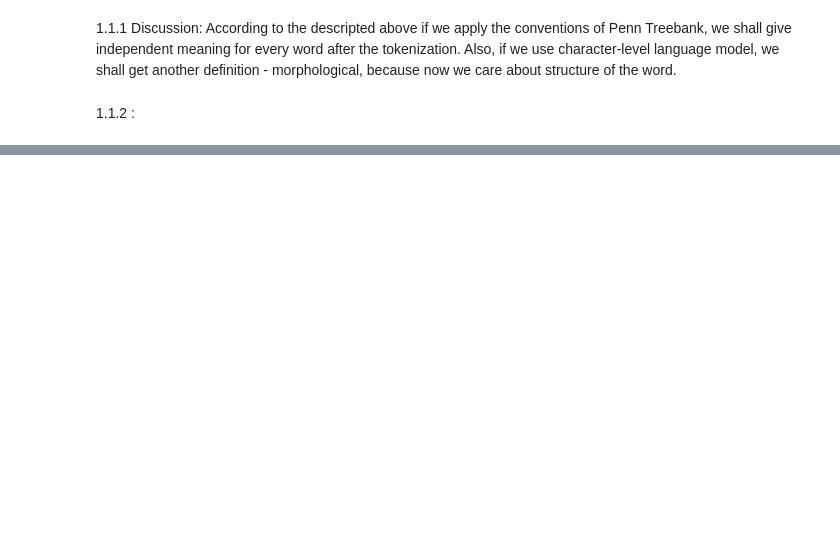
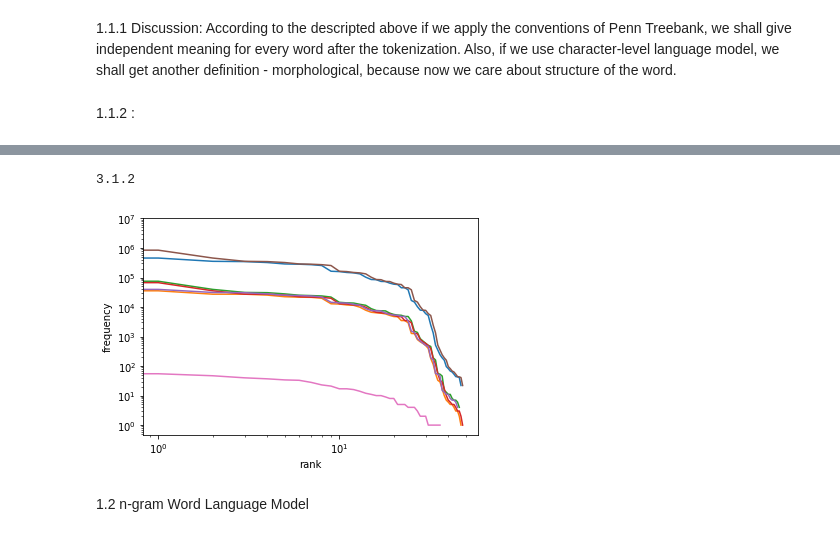
Before and after one commit to NitCoh/NLPAss1, a Jupyter notebook: part1.ipynb, the cells around one changed output, grey strips where cells are left out. Cells and saved outputs as stored; diff of their text form; code cells hidden in the pictures; blank space fills up the shorter version.

```diff
--- a/part1.ipynb
+++ b/part1.ipynb
@@ -163,10 +174,29 @@ def diff_grams(txt,n):
     s.add(next_gram)
     gram = [g+1 for g in gram]
   return len(s)
+# %%
+# you need matplotlib version 1.4 or above
+import matplotlib.pyplot as plt
+import matplotlib
+print(matplotlib.__version__)
+%matplotlib inline
+def power_law_rule(corpus):
+  corpus = lower_txt(corpus)
+  corpus = tokenize(corpus)
+  plt.loglog([val for word,val in collections.Counter(corpus).most_common(4000)])
+  plt.xlabel('rank')
+  plt.ylabel('frequency');
+# %% [output]
+3.1.2
 # %%
 import os
 
 dir = '../data'
-for filename in os.listddir(dir):
-
-  raw_text,freq_words, tokenized_words, tokenized_sents = ptb_preprocess(['shakespeare_input.txt'])
+for filename in os.listdir(dir):
+  with open(dir+'/'+ filename,'r') as file:
+      data = file.read()
+      power_law_rule(data)
+# %% [output]
+[figure, added]
+# %% [markdown]
+1.2 n-gram Word Language Model
```
Also changed, not shown: parts of 7 cells of this notebook.
